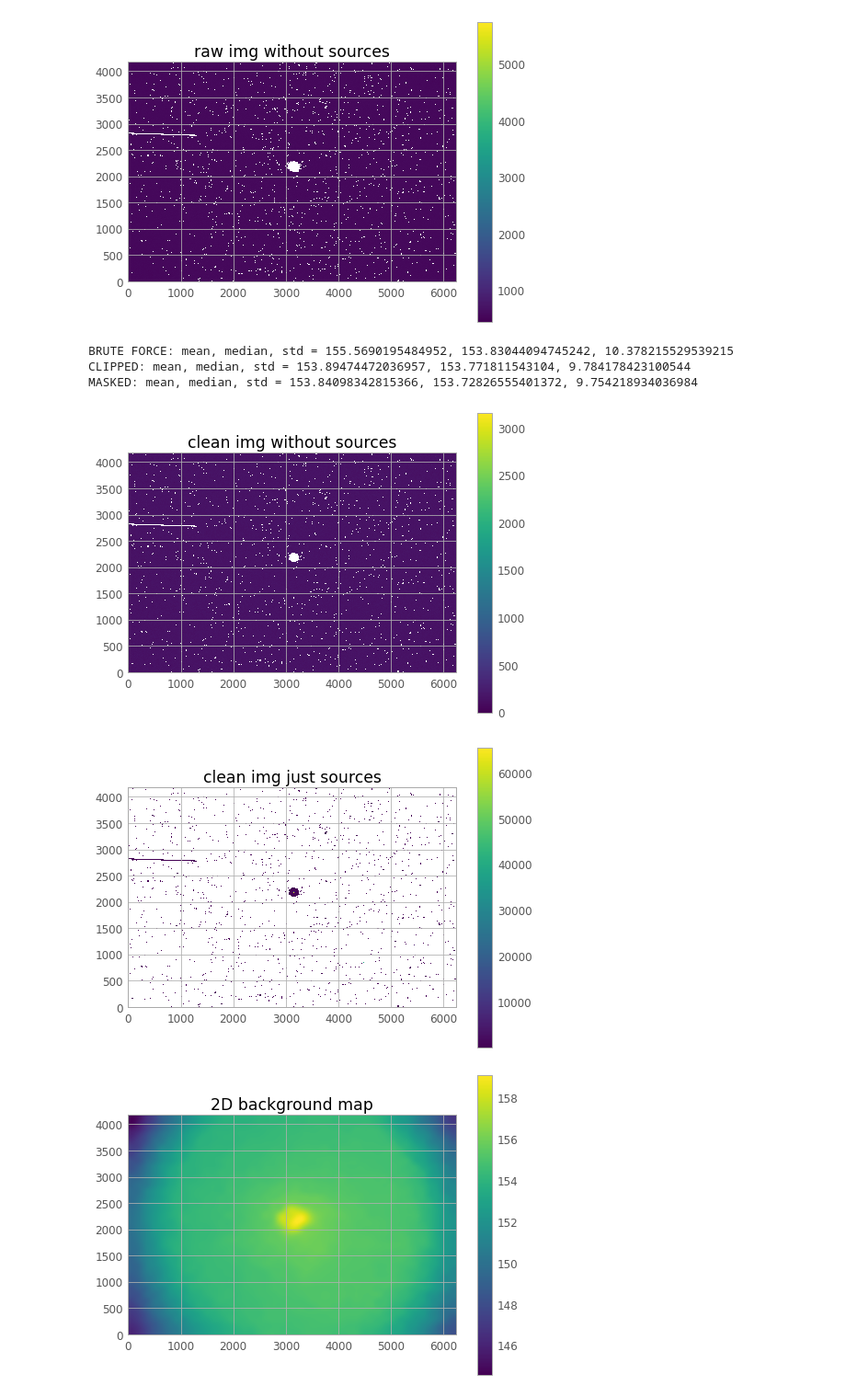
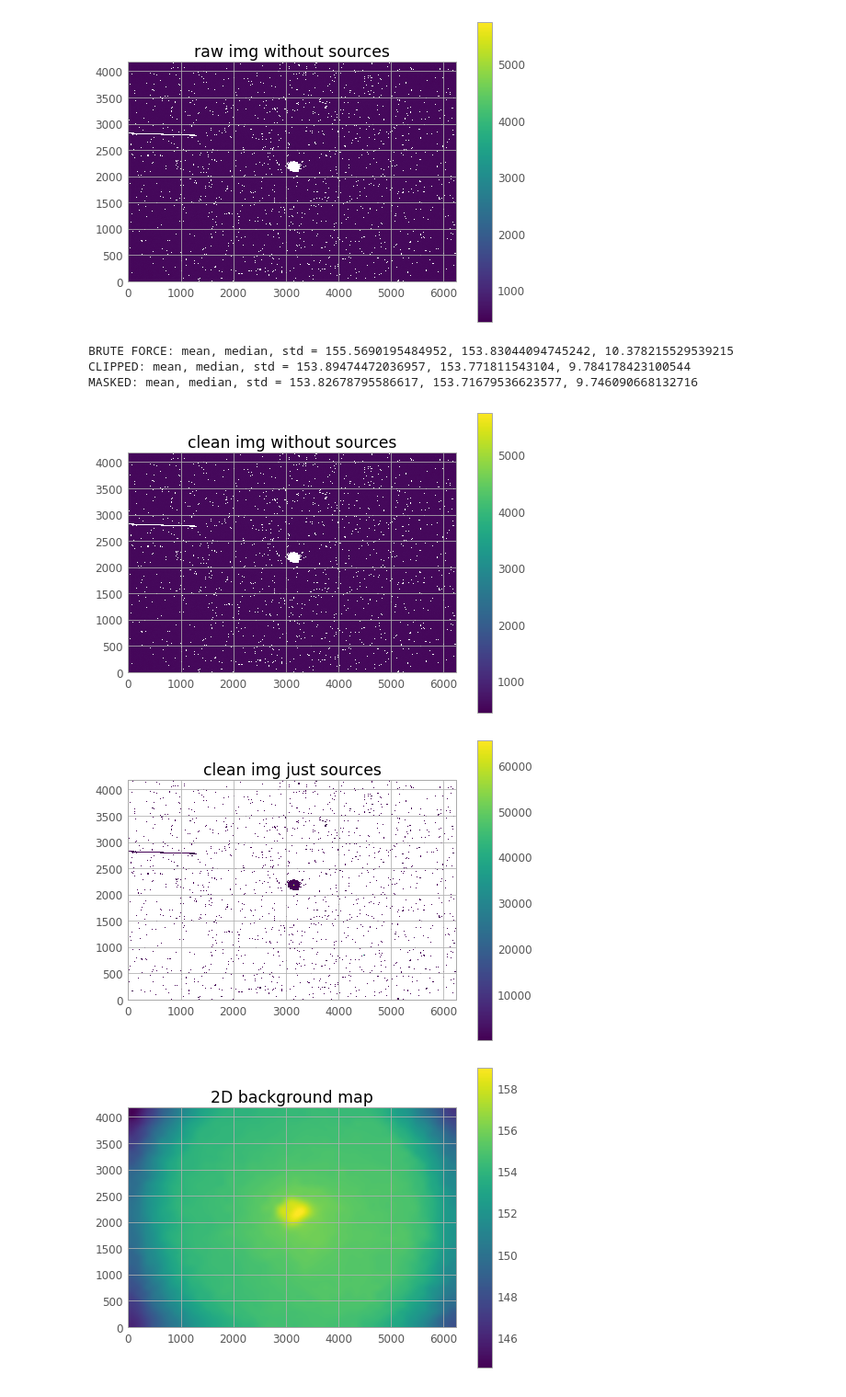
Before and after one commit to SSAEPFL/PSF, a Jupyter notebook: astropy-fits.ipynb, the cells around one changed output. Shown at 92% size. Cells and saved outputs as stored; diff of their text form; code cells hidden in the pictures.

Commit message:
clean up

```diff
--- a/astropy-fits.ipynb
+++ b/astropy-fits.ipynb
@@ -211,36 +211,35 @@ MASKED: mean, median, std = 561.5352216897991, 562.0, 10.828603201994513
 # %%
 # SOURCE: https://photutils.readthedocs.io/en/stable/background.html
 
 #just average estimate to characterise background
 print('BRUTE FORCE: mean, median, std = {}, {}, {}'.format(np.mean(image_clean), np.median(image_clean), mad_std(img)))
 
 # using clipped statistics to characterise background
 mean, median, std = sigma_clipped_stats(image_clean, sigma=3.0)
 print('CLIPPED: mean, median, std = {}, {}, {}'.format(mean, median, std))
 
 # masking sources
-mask = make_source_mask(image_clean, nsigma=4, npixels=5, dilate_size=11)
+mask = make_source_mask(image_clean, nsigma=3, npixels=5, dilate_size=11)
 mean, median, std = sigma_clipped_stats(image_clean, sigma=3.0, mask=mask)
-masked_image = np.ma.masked_where(mask, image_clean)
 print('MASKED: mean, median, std = {}, {}, {}'.format(mean, median, std))
 plt.figure()
 plt.title('clean img without sources')
 plt.imshow(masked_image, origin='lower', cmap='viridis', interpolation='none')
 plt.colorbar()
 plt.show()
 
 plt.figure()
 plt.title('clean img just sources')
 inverted_masked_image = np.ma.masked_where(np.logical_not(mask), image_clean)
 plt.imshow(inverted_masked_image, origin='lower', cmap='viridis', interpolation='none')
 plt.colorbar()
 plt.show()
 # %% [output]
 BRUTE FORCE: mean, median, std = 155.5690195484952, 153.83044094745242, 10.378215529539215
 CLIPPED: mean, median, std = 153.89474472036957, 153.771811543104, 9.784178423100544
-MASKED: mean, median, std = 153.84098342815366, 153.72826555401372, 9.754218934036984
+MASKED: mean, median, std = 153.82678795586617, 153.71679536623577, 9.746090668132716
-[figure, old version]
+[figure, new version]
-[figure, old version]
+[figure, new version]
 # %%
 # Estimation of the 2D background value variation
 sigma_clips = SigmaClip(sigma=4.0)
```
Also changed, not shown: parts of 1 cell of this notebook, 3 other files.
